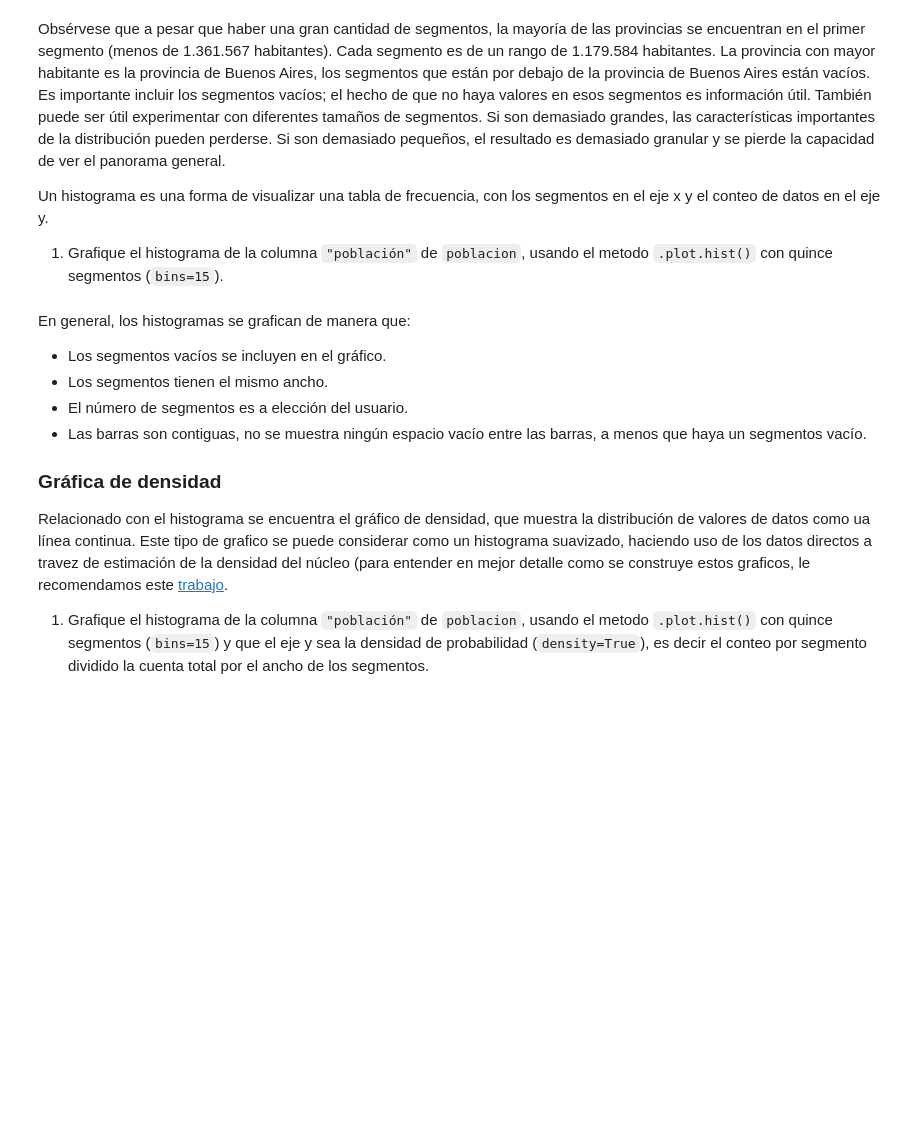
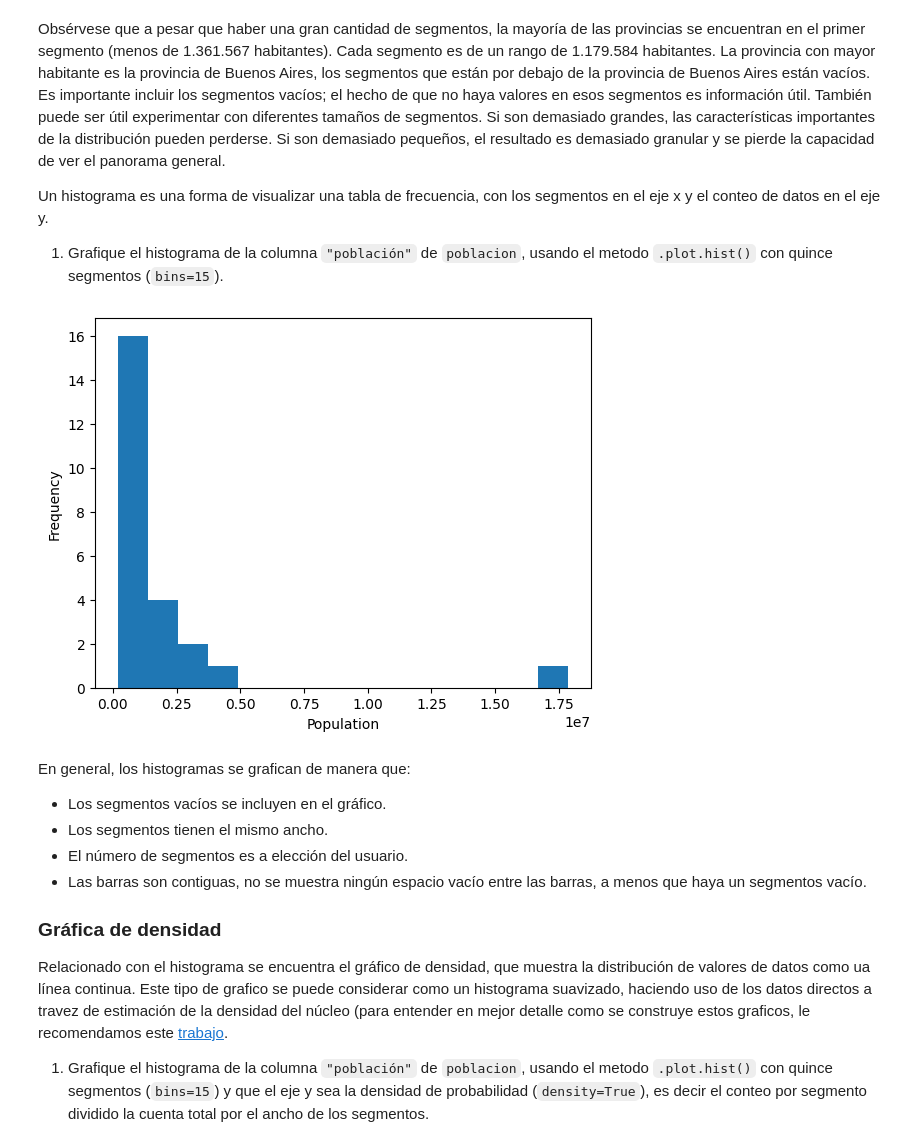
Before and after one commit to Vic-bit/aprMaqI_CEIA, a Jupyter notebook: clase0/practica/6 - Ejercicios Pandas - Estadística Descriptiva.ipynb, the cells around one changed output. Saved outputs shown, nothing was run; the diff lists cells and outputs as text; code cells hidden in the pictures; blank space fills up the shorter version.

```diff
--- a/clase0/practica/6 - Ejercicios Pandas - Estadística Descriptiva.ipynb
+++ b/clase0/practica/6 - Ejercicios Pandas - Estadística Descriptiva.ipynb
@@ -289,8 +350,10 @@ Un histograma es una forma de visualizar una tabla de frecuencia, con los segmen
 
 1. Grafique el histograma de la columna `"población"` de `poblacion`, usando el metodo `.plot.hist()` con quince segmentos (`bins=15`).
 # %%
-ax = (___['población']).___.hist(___=15)
+ax = (poblacion['población']).plot.hist(bins=15)
 ax.set_xlabel('Population');
+# %% [output]
+[figure, added]
 # %% [markdown]
 En general, los histogramas se grafican de manera que:
 - Los segmentos vacíos se incluyen en el gráfico.
```
Also changed, not shown: parts of 26 cells of this notebook.
